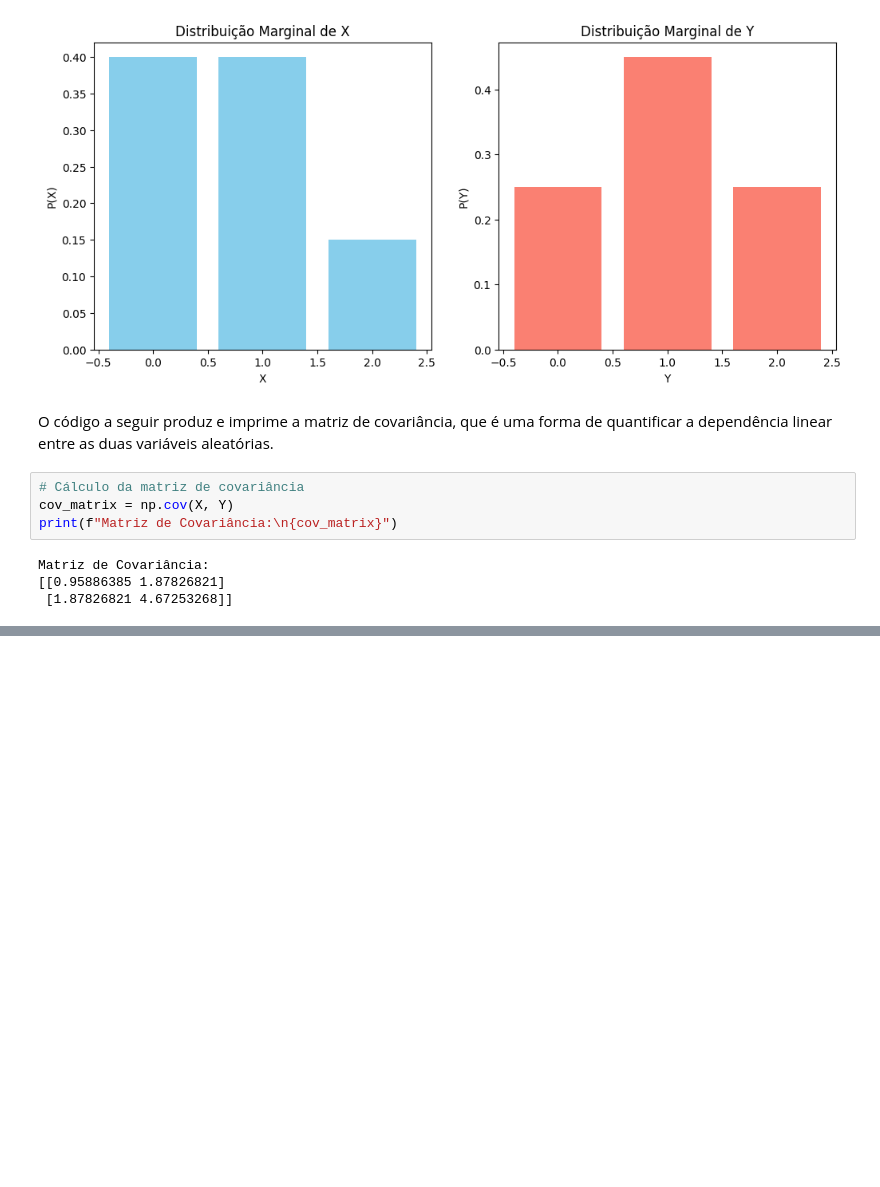
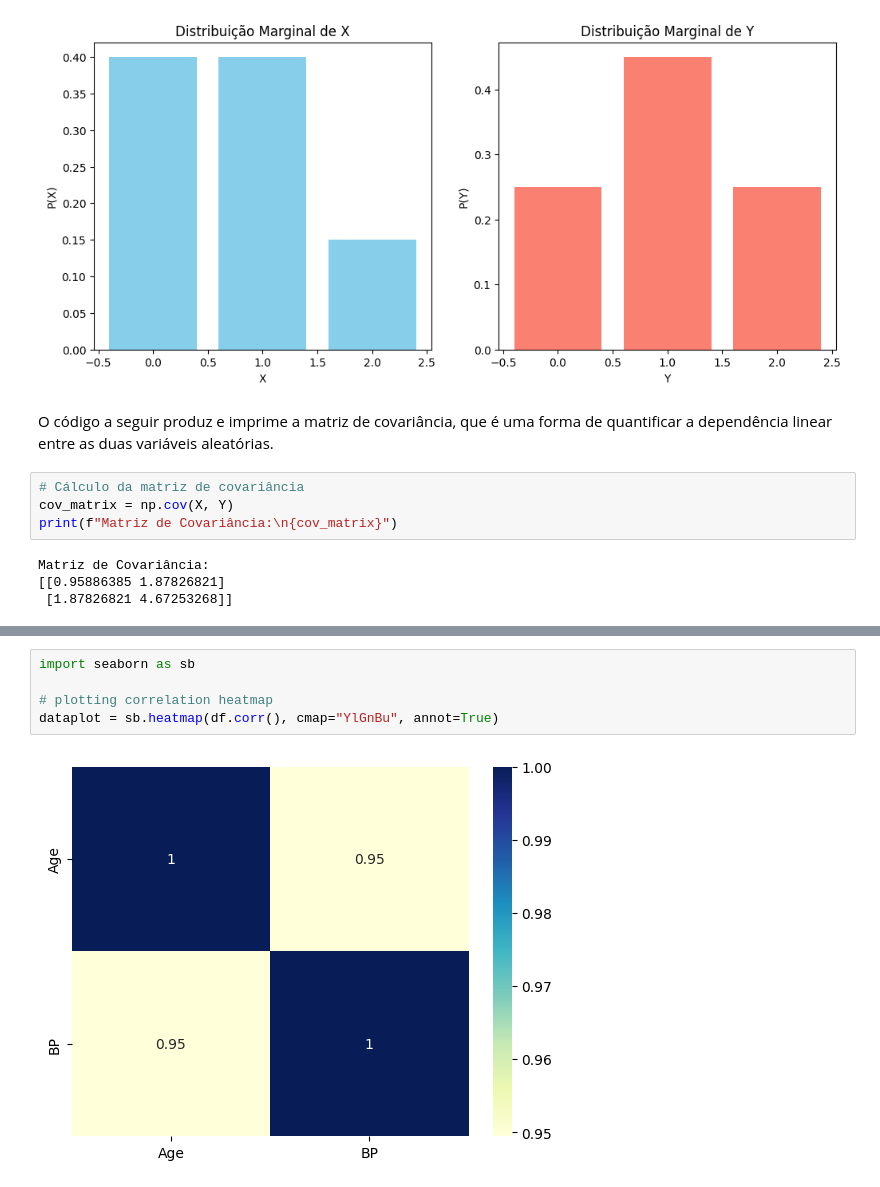
Before and after one commit to AIRGOLAB-CEFET-RJ/gcc1518, a Jupyter notebook: notebooks/distribuicoes_conjuntas.ipynb, the cells around one changed output, grey strips where cells are left out. Drawn from its saved outputs; the diff is of its cells as text; blank space fills up the shorter version.

```diff
--- a/notebooks/distribuicoes_conjuntas.ipynb
+++ b/notebooks/distribuicoes_conjuntas.ipynb
@@ -216,0 +393,7 @@ Matriz de Covariância:
+# %%
+import seaborn as sb
+
+# plotting correlation heatmap
+dataplot = sb.heatmap(df.corr(), cmap="YlGnBu", annot=True)
+# %% [output]
+[figure, added]
```
Also changed, not shown: parts of 15 cells of this notebook.
